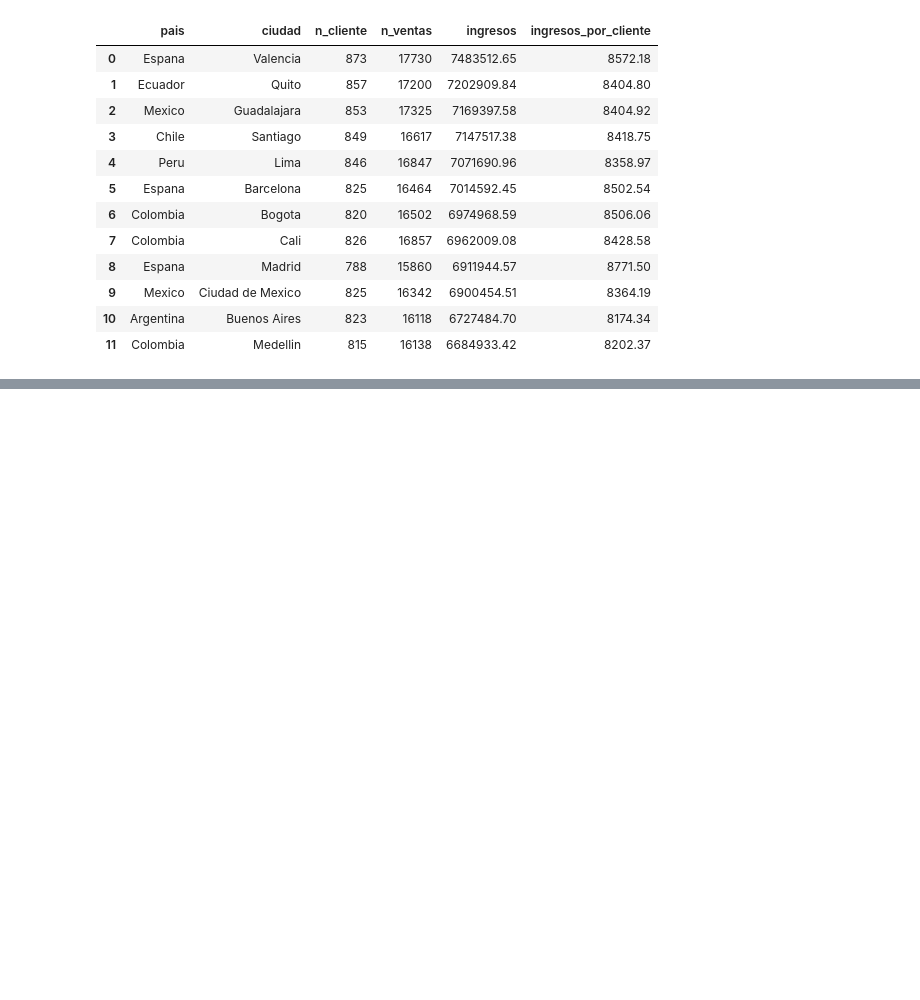
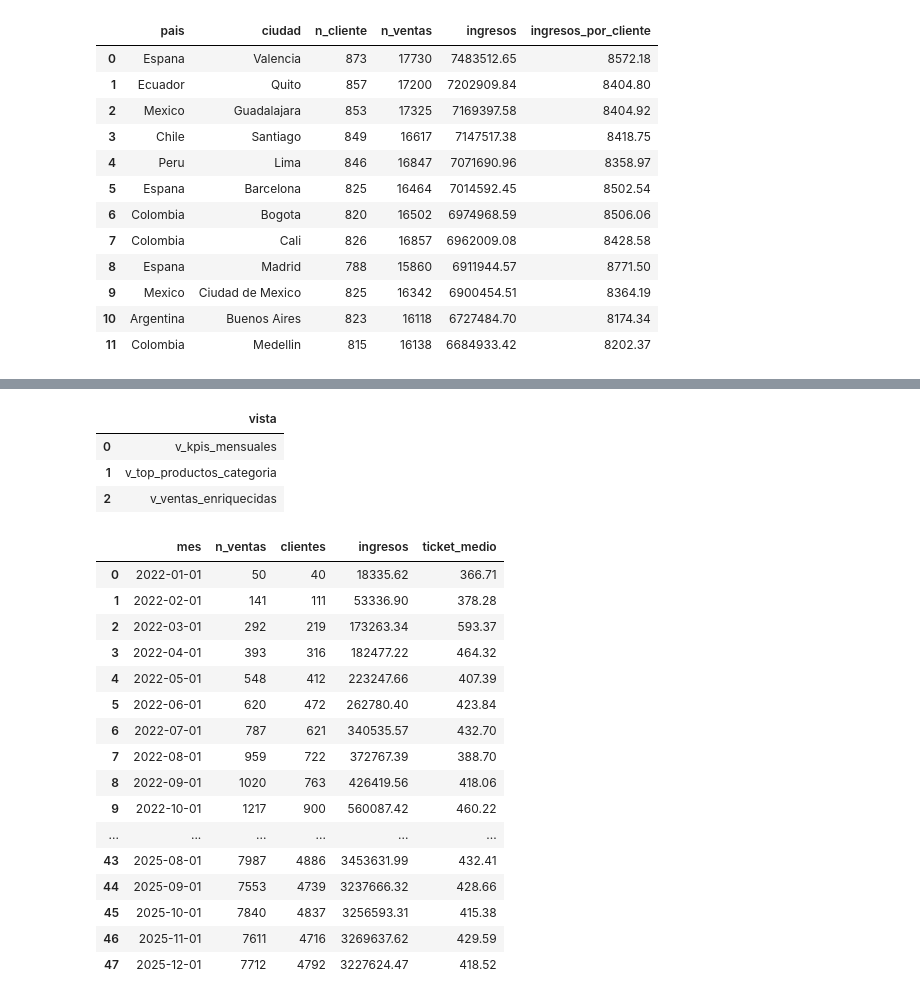
Before and after one commit to Jorge0827/Tutorias_Cohorte_6_master_IA, a Jupyter notebook: Tutorias_Refuerzo_IA6/Tutoria_persistencia_consultas_avanzadas/sql_avanzado.ipynb, the cells around one changed output, grey strips where cells are left out. Cells and saved outputs as stored; diff of their text form; code cells hidden in the pictures; blank space fills up the shorter version.

Commit message:
Vistas y consultas

```diff
--- a/Tutorias_Refuerzo_IA6/Tutoria_persistencia_consultas_avanzadas/sql_avanzado.ipynb
+++ b/Tutorias_Refuerzo_IA6/Tutoria_persistencia_consultas_avanzadas/sql_avanzado.ipynb
@@ -359,0 +451,54 @@ display(consulta_02)
+# %%
+consultar("""
+SELECT table_name AS vista
+FROM information_schema.views
+WHERE table_schema = 'public'
+ORDER BY 1
+          """)
+# %% [output]
+|  | vista |
+| 0 | v_kpis_mensuales |
+| 1 | v_top_productos_categoria |
+| 2 | v_ventas_enriquecidas |
+# %%
+import pandas as pd
+import psycopg2
+
+conn = psycopg2.connect(
+    host="localhost",
+    port="5432",
+    database="ecommerce",
+    user="postgres",
+    password="#####"
+)
+
+df = pd.read_sql("""
+SELECT
+    DATE_TRUNC('month', fecha_venta)::date AS mes,
+    COUNT(*)                     AS n_ventas,
+    COUNT(DISTINCT cliente_id)    AS clientes,
+    ROUND(SUM(total), 2)         AS ingresos,
+    ROUND(AVG(total), 2)         AS ticket_medio
+FROM ventas
+GROUP BY DATE_TRUNC('month', fecha_venta)
+                 """, conn)
+# %%
+df
+# %% [output]
+|  | mes | n_ventas | clientes | ingresos | ticket_medio |
+| 0 | 2022-01-01 | 50 | 40 | 18335.62 | 366.71 |
+| 1 | 2022-02-01 | 141 | 111 | 53336.90 | 378.28 |
+| 2 | 2022-03-01 | 292 | 219 | 173263.34 | 593.37 |
+| 3 | 2022-04-01 | 393 | 316 | 182477.22 | 464.32 |
+| 4 | 2022-05-01 | 548 | 412 | 223247.66 | 407.39 |
+| 5 | 2022-06-01 | 620 | 472 | 262780.40 | 423.84 |
+| 6 | 2022-07-01 | 787 | 621 | 340535.57 | 432.70 |
+| 7 | 2022-08-01 | 959 | 722 | 372767.39 | 388.70 |
+| 8 | 2022-09-01 | 1020 | 763 | 426419.56 | 418.06 |
+| 9 | 2022-10-01 | 1217 | 900 | 560087.42 | 460.22 |
+| ... | ... | ... | ... | ... | ... |
+| 43 | 2025-08-01 | 7987 | 4886 | 3453631.99 | 432.41 |
+| 44 | 2025-09-01 | 7553 | 4739 | 3237666.32 | 428.66 |
+| 45 | 2025-10-01 | 7840 | 4837 | 3256593.31 | 415.38 |
+| 46 | 2025-11-01 | 7611 | 4716 | 3269637.62 | 429.59 |
+| 47 | 2025-12-01 | 7712 | 4792 | 3227624.47 | 418.52 |
```
Also changed, not shown: parts of 6 cells of this notebook, 1 other file.
